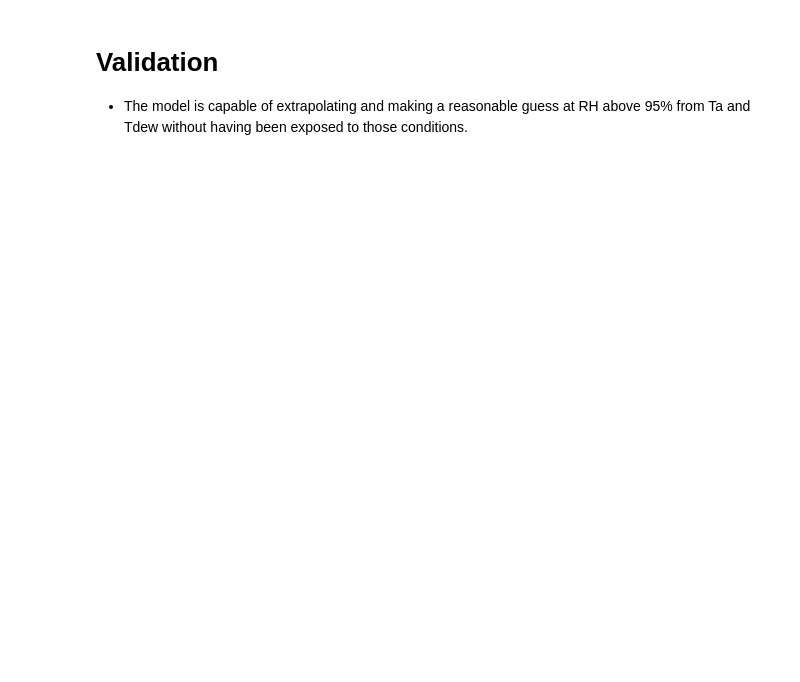
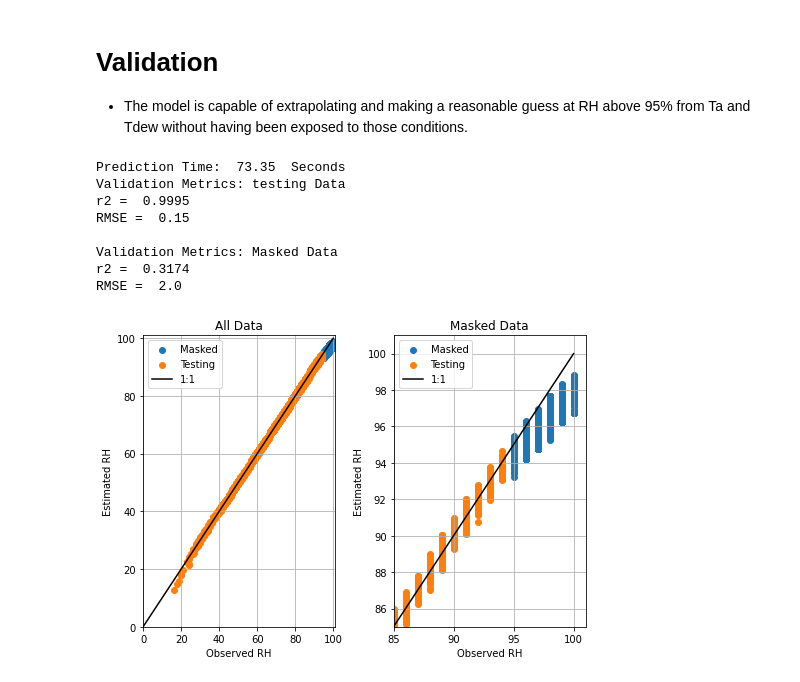
Before and after one commit to June-Skeeter/ML_Scripts, a Jupyter notebook: NN_v_RF_example.ipynb, the cells around one changed output. Saved outputs shown, nothing was run; the diff lists cells and outputs as text; code cells hidden in the pictures; blank space fills up the shorter version.

```diff
--- a/NN_v_RF_example.ipynb
+++ b/NN_v_RF_example.ipynb
@@ -209,8 +213,17 @@ max    19255.000000   24.000000
 from tensorflow import keras
 from keras.models import model_from_json
 import json
+import os
+from os import walk
+
+def clean_dir():
+    for (_, _, filenames) in walk('temp_files'):
+        for f in filenames:
+            if f != '.gitignore':
+                os.remove('temp_files/'+f)
 
 def make_model(input_shape):
+    clean_dir()
     input_layer = keras.layers.Input(input_shape)
     dense1 = keras.layers.Dense(
         64,
@@ -224,7 +237,7 @@ def make_model(input_shape):
 
 T0 = time.time()
 
-N = 30
+N = 100
 
 Training_Time = []
 
@@ -291,7 +322,10 @@ model.summary()
 # %%
 test = []
 Mask = []
-
+grid_xx,grid_yy = np.meshgrid(np.linspace(Data['TEMP'].min(),Data['TEMP'].max()),np.linspace(Data['DEW_POINT_TEMP'].min(),Data['DEW_POINT_TEMP'].max()))
+Grid_Data=np.array([grid_xx.flatten(),grid_yy.flatten()])
+# Grid_Data = Grid.reshape(2,-1).T
+Grid_Precit = []
 
 T1 = time.time()
 
@@ -305,6 +339,7 @@ for i in range(N):
 
     test.append(loaded_model.predict(x_test))
     Mask.append(loaded_model.predict(x_mask))
+    Grid_Precit.append(loaded_model.predict(Grid_Data.T).T.reshape(50,50))
 
 T2 = time.time()
 
@@ -312,36 +347,47 @@ print('Prediction Time: ', np.round(T2 - T1,2),' Seconds')
 
 test = np.array(test).mean(axis=0)
 Mask = np.array(Mask).mean(axis=0)
+Grid_Precit = np.array(Grid_Precit).mean(axis=0)
 
 fig,axes=plt.subplots(1,2,figsize=(7,5))
 for ax in axes:
     ax.scatter(y_mask,Mask,label='Masked')
     ax.scatter(y_test,test,label='Testing')
     ax.plot([0,100],[0,100],color='k',label='1:1')
     ax.set_ylabel('Estimated '+Y_alias)
     ax.set_xlabel('Observed '+Y_alias)
     ax.grid()
     ax.legend()
 
 axes[0].set_title('All Data')
 axes[0].set_xlim(0,101)
 axes[0].set_ylim(0,101)
 axes[1].set_title('Masked Data')
 axes[1].set_xlim(85,101)
 axes[1].set_ylim(85,101)
 plt.tight_layout()
 
 
 R2 = metrics.r2_score(y_test,test)
 if R2 < 0:
     R2 = 0.0
 RMSE = metrics.mean_squared_error(y_test,test)
 print('Validation Metrics: testing Data \nr2 = ',np.round(R2,4),'\nRMSE = ',np.round(RMSE,2))
 
 print()
 
 R2 = metrics.r2_score(y_mask,Mask)
 if R2 < 0:
     R2 = 0.0
 RMSE = metrics.mean_squared_error(y_mask,Mask)
 print('Validation Metrics: Masked Data \nr2 = ',np.round(R2,4),'\nRMSE = ',np.round(RMSE,2))
+# %% [output]
+Prediction Time:  73.35  Seconds
+Validation Metrics: testing Data
+r2 =  0.9995
+RMSE =  0.15
+
+Validation Metrics: Masked Data
+r2 =  0.3174
+RMSE =  2.0
+[figure, added]
```
Also changed, not shown: parts of 7 cells of this notebook.
